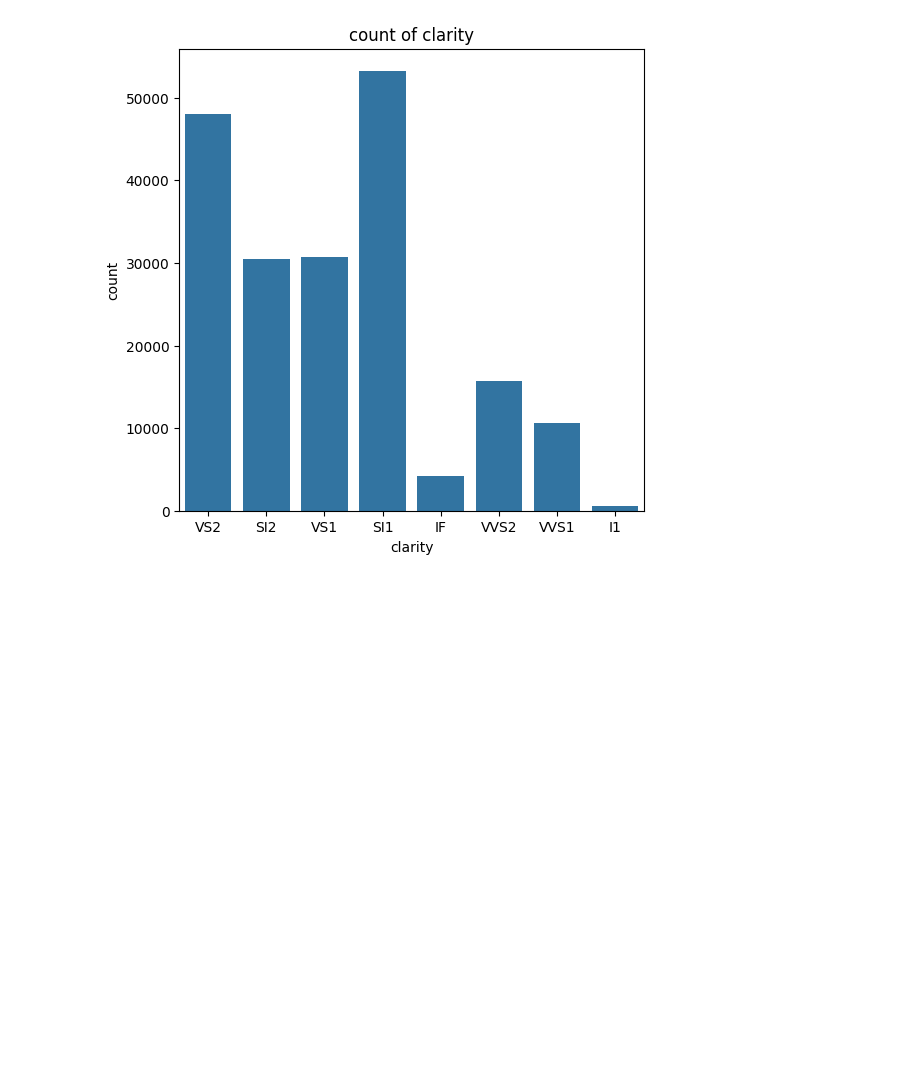
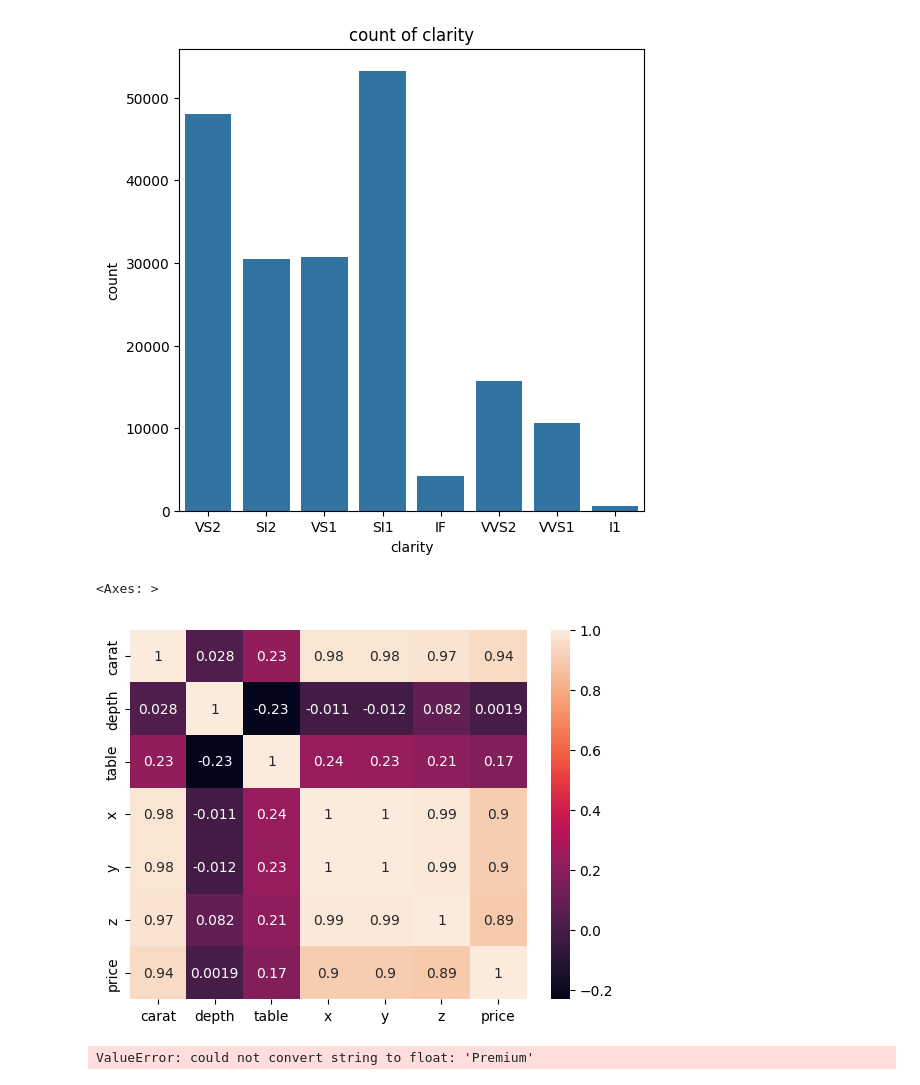
Before and after one commit to Satyarthranjan8051/Diamond-Gemstone-Price-Prediction, a Jupyter notebook: notebooks/research.ipynb, the cells around one changed output. Saved outputs shown, nothing was run; the diff lists cells and outputs as text; code cells hidden in the pictures; blank space fills up the shorter version.

```diff
--- a/notebooks/research.ipynb
+++ b/notebooks/research.ipynb
@@ -239,3 +239,14 @@ for col in categorical_column:
 [figure]
 [figure]
 [figure]
+# %%
+# coorelation matrix of numerical columns
+sns.heatmap(df[numerical_column].corr(), annot=True)
+# %% [output]
+<Axes: >
+[figure, added]
+# %%
+# correlation matrix of categorical columns
+sns.heatmap(df[categorical_column].corr(), annot=True)
+# %% [output]
+ValueError: could not convert string to float: 'Premium'
```
